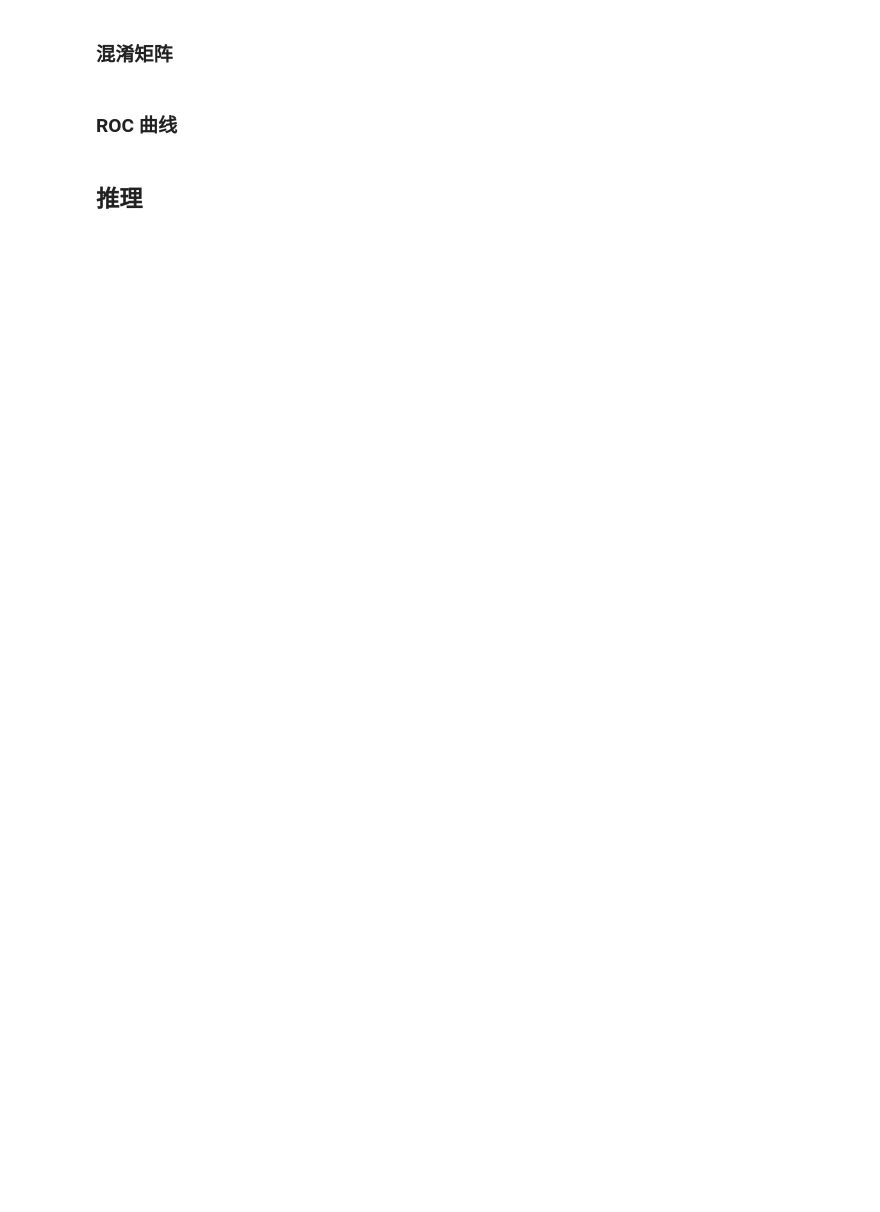
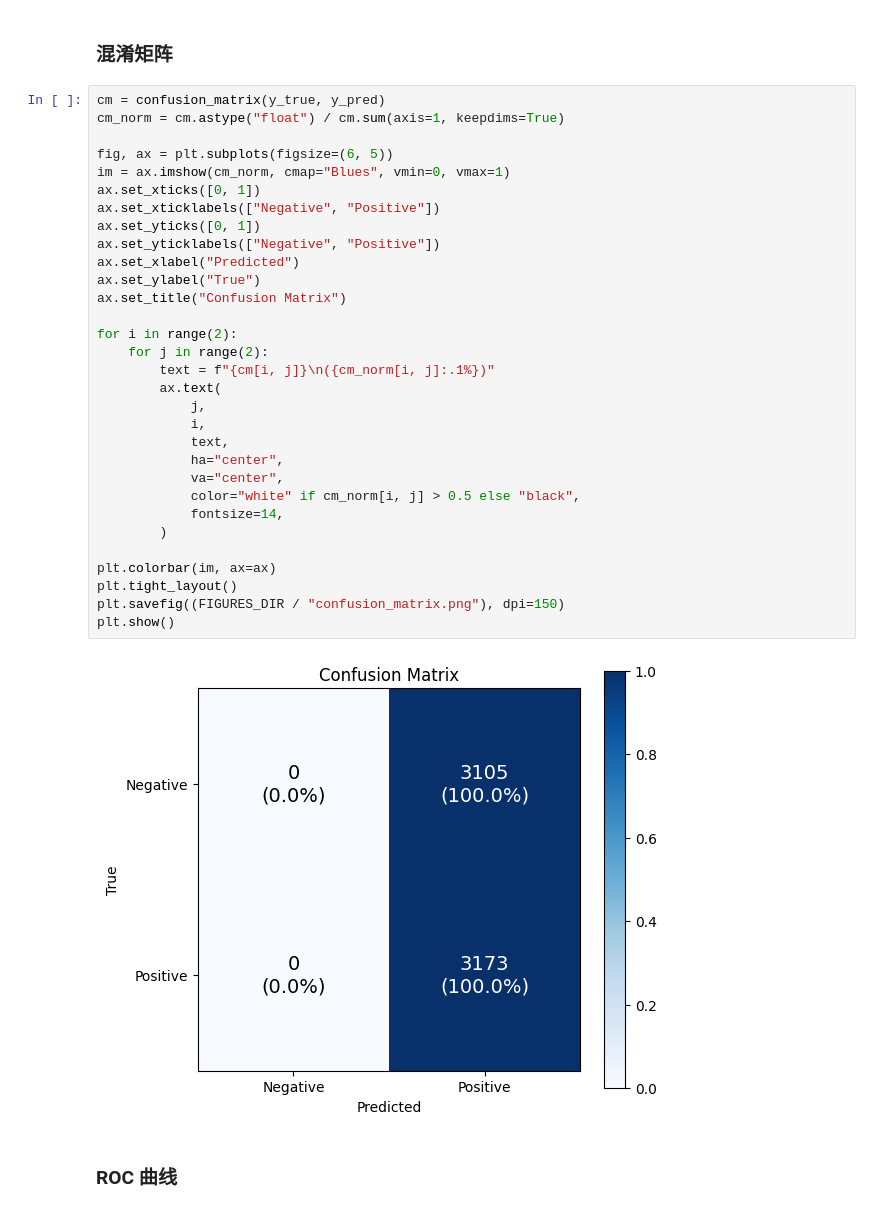
Before and after one commit to NayukiChiba/EmotionClassification, a Jupyter notebook: notebooks/train.ipynb, the cells around one changed output. Drawn from its saved outputs; the diff is of its cells as text; blank space fills up the shorter version.

Commit message:
feat(training): 新增混淆矩阵与 ROC 曲线可视化
- 新增混淆矩阵热力图，含绝对计数与归一化百分比标注，保存至 FIGURES_DIR
- 新增 ROC 曲线图，标注 AUC 值与随机基线，保存至 FIGURES_DIR
- 补充 sklearn.metrics 中 confusion_matrix 与 roc_curve 导入

```diff
--- a/notebooks/train.ipynb
+++ b/notebooks/train.ipynb
@@ -943,6 +965,37 @@ print(f"""
 # %% [markdown]
 ### 混淆矩阵
-# %% [markdown]
-### ROC 曲线
+# %%
+cm = confusion_matrix(y_true, y_pred)
+cm_norm = cm.astype("float") / cm.sum(axis=1, keepdims=True)
+
+fig, ax = plt.subplots(figsize=(6, 5))
+im = ax.imshow(cm_norm, cmap="Blues", vmin=0, vmax=1)
+ax.set_xticks([0, 1])
+ax.set_xticklabels(["Negative", "Positive"])
+ax.set_yticks([0, 1])
+ax.set_yticklabels(["Negative", "Positive"])
+ax.set_xlabel("Predicted")
+ax.set_ylabel("True")
+ax.set_title("Confusion Matrix")
+
+for i in range(2):
+    for j in range(2):
+        text = f"{cm[i, j]}\n({cm_norm[i, j]:.1%})"
+        ax.text(
+            j,
+            i,
+            text,
+            ha="center",
+            va="center",
+            color="white" if cm_norm[i, j] > 0.5 else "black",
+            fontsize=14,
+        )
+
+plt.colorbar(im, ax=ax)
+plt.tight_layout()
+plt.savefig((FIGURES_DIR / "confusion_matrix.png"), dpi=150)
+plt.show()
+# %% [output]
+[figure, added]
 # %% [markdown]
-## 推理
+### ROC 曲线
```
Also changed, not shown: parts of 4 cells of this notebook.
